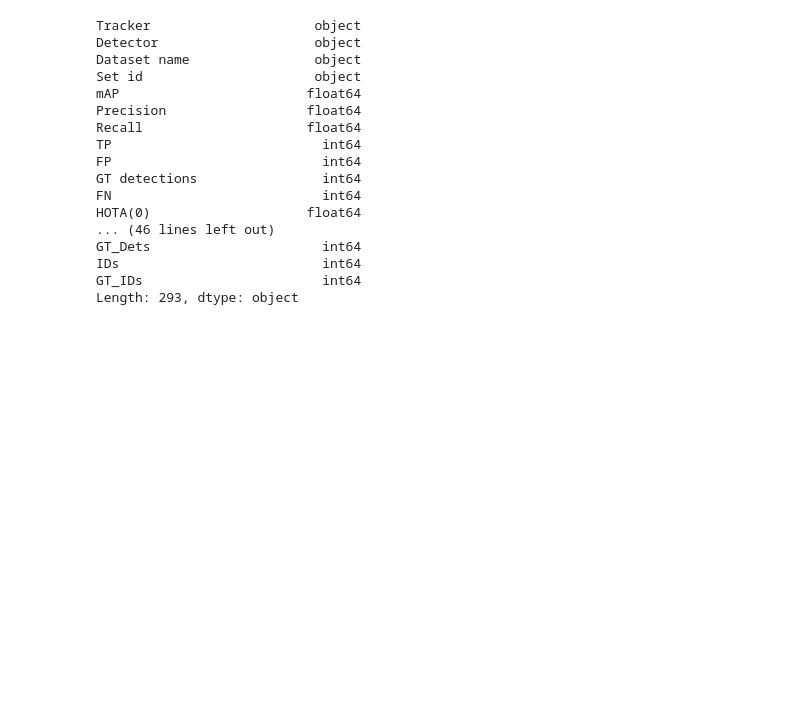
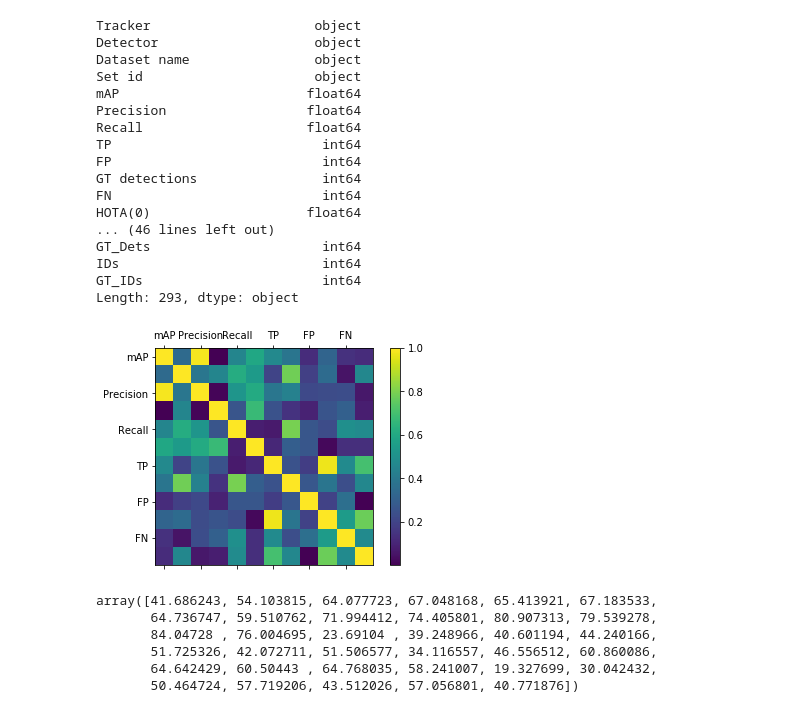
Before and after one commit to JorgeMunnozAguado/MOT-experimental-framework, a Jupyter notebook: analysis/Comparison.ipynb, the cells around one changed output. Drawn from its saved outputs; the diff is of its cells as text; code cells hidden in the pictures; blank space fills up the shorter version.

```diff
--- a/analysis/Comparison.ipynb
+++ b/analysis/Comparison.ipynb
@@ -51,6 +51,31 @@ GT_Dets                      int64
 IDs                          int64
 GT_IDs                       int64
 Length: 293, dtype: object
+# %%
+metrics = ['mAP', 'Precision', 'Recall', 'TP', 'FP', 'FN', 'HOTA(0)', 'MOTA', 'MOTP', 'IDF1', 'IDSW', 'ATA']
+# %%
+result_m = aux.correlation_metrics(tb, metrics)
+
+fig = plt.figure()
+ax = fig.add_subplot(111)
+cax = ax.matshow(result_m, interpolation='nearest')
+fig.colorbar(cax)
+
+ax.set_xticklabels(['']+metrics)
+ax.set_yticklabels(['']+metrics)
+
+plt.show()
+# %% [output]
+[figure, added]
+# %%
+tb[['mAP']].values.flatten()
+# %% [output]
+array([41.686243, 54.103815, 64.077723, 67.048168, 65.413921, 67.183533,
+       64.736747, 59.510762, 71.994412, 74.405801, 80.907313, 79.539278,
+       84.04728 , 76.004695, 23.69104 , 39.248966, 40.601194, 44.240166,
+       51.725326, 42.072711, 51.506577, 34.116557, 46.556512, 60.860086,
+       64.642429, 60.50443 , 64.768035, 58.241007, 19.327699, 30.042432,
+       50.464724, 57.719206, 43.512026, 57.056801, 40.771876])
 # %%
 m = aux.search(tb, 'sort', 'faster_rcnn')
 m[['mAP', 'Precision', 'Recall', 'TP', 'FP', 'FN', 'HOTA(0)', 'MOTA', 'MOTP', 'IDF1', 'IDSW', 'ATA']]
```
Also changed, not shown: parts of 1 cell of this notebook, 2 other files.
